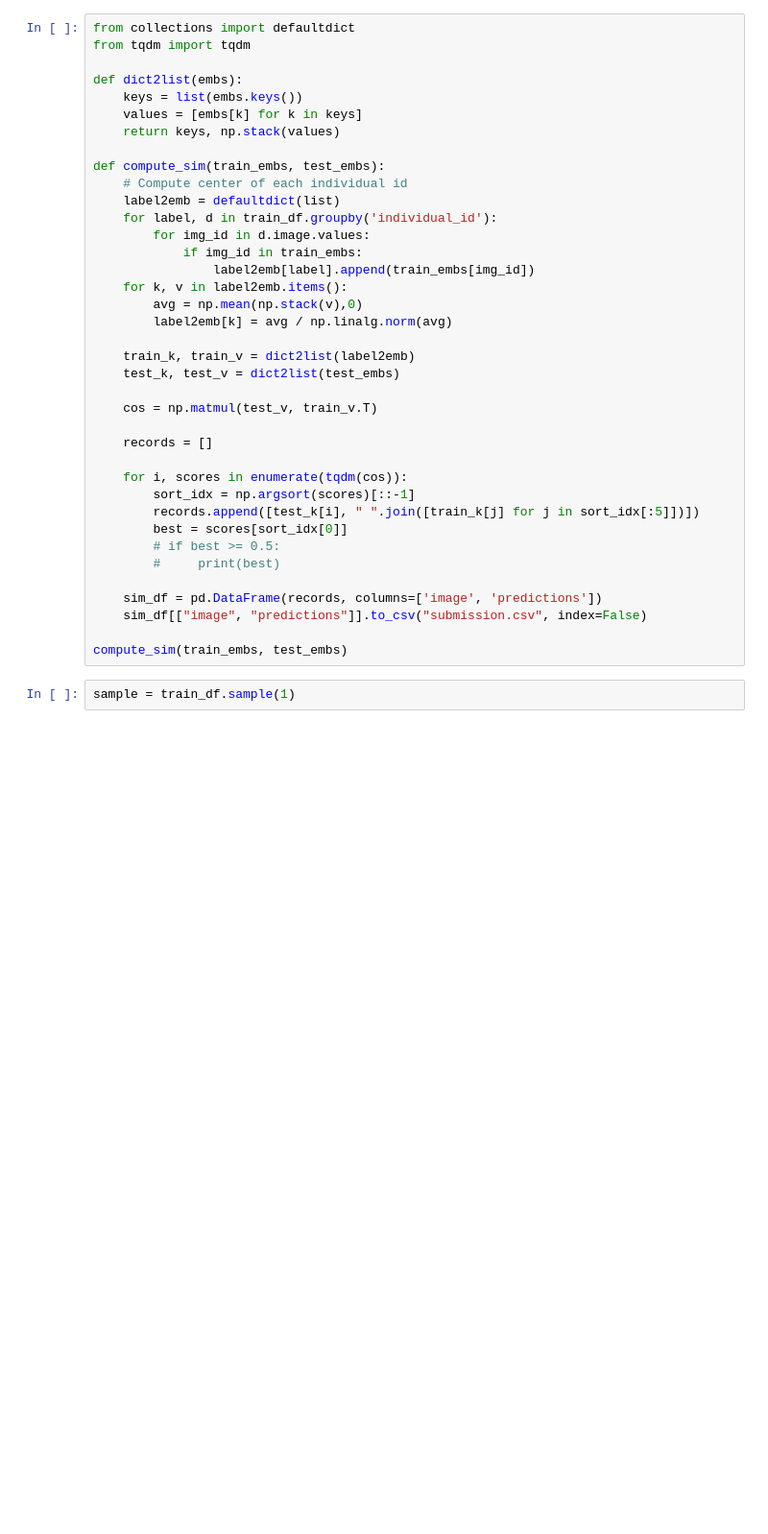
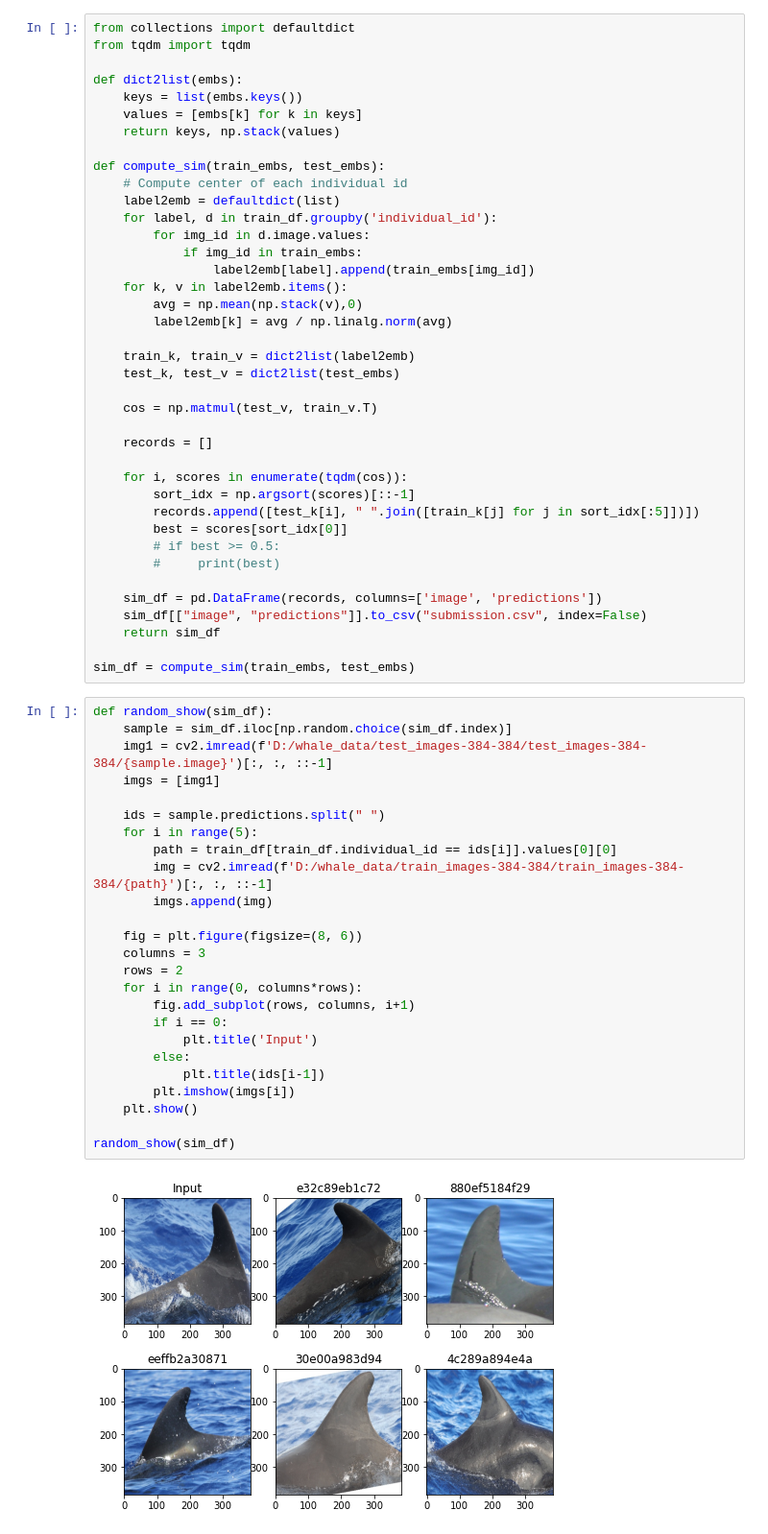
Before and after one commit to ptran1203/whale, a Jupyter notebook: compute_sim.ipynb, the cells around one changed output. Shown at 96% size. Drawn from its saved outputs; the diff is of its cells as text; blank space fills up the shorter version.

```diff
--- a/compute_sim.ipynb
+++ b/compute_sim.ipynb
@@ -42,7 +44,33 @@ def compute_sim(train_embs, test_embs):
 
     sim_df = pd.DataFrame(records, columns=['image', 'predictions'])
     sim_df[["image", "predictions"]].to_csv("submission.csv", index=False)
+    return sim_df
 
-compute_sim(train_embs, test_embs)
+sim_df = compute_sim(train_embs, test_embs)
-# %%
-sample = train_df.sample(1)
+# %%
+def random_show(sim_df):
+    sample = sim_df.iloc[np.random.choice(sim_df.index)]
+    img1 = cv2.imread(f'D:/whale_data/test_images-384-384/test_images-384-384/{sample.image}')[:, :, ::-1]
+    imgs = [img1]
+
+    ids = sample.predictions.split(" ")
+    for i in range(5):
+        path = train_df[train_df.individual_id == ids[i]].values[0][0]
+        img = cv2.imread(f'D:/whale_data/train_images-384-384/train_images-384-384/{path}')[:, :, ::-1]
+        imgs.append(img)
+
+    fig = plt.figure(figsize=(8, 6))
+    columns = 3
+    rows = 2
+    for i in range(0, columns*rows):
+        fig.add_subplot(rows, columns, i+1)
+        if i == 0:
+            plt.title('Input')
+        else:
+            plt.title(ids[i-1])
+        plt.imshow(imgs[i])
+    plt.show()
+
+random_show(sim_df)
+# %% [output]
+[figure, added]
```
Also changed, not shown: parts of 1 cell of this notebook, 2 other files.
